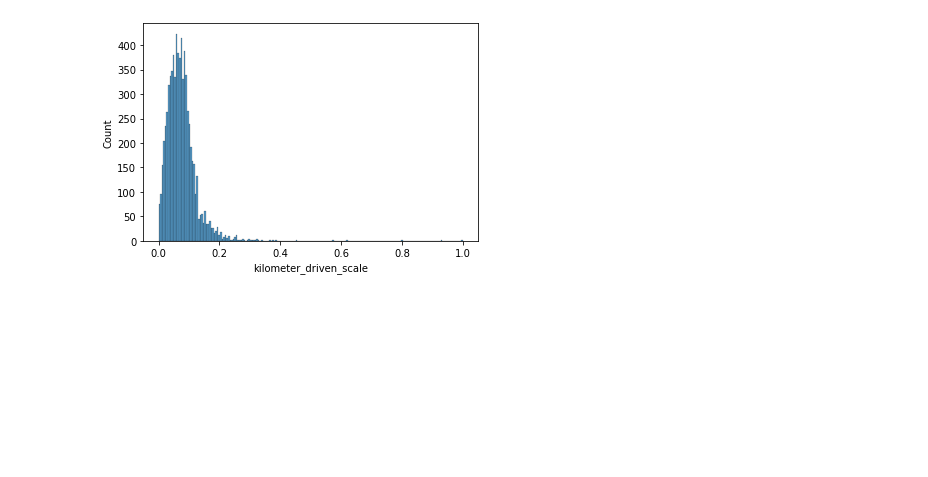
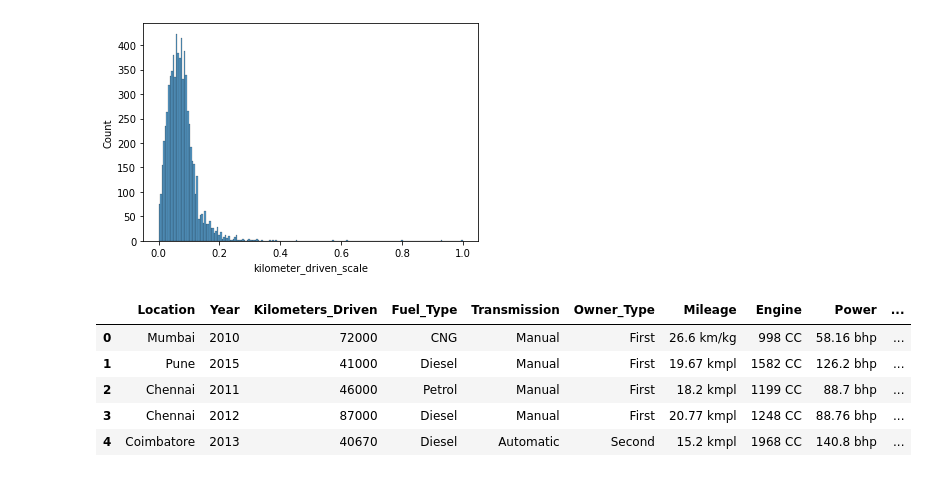
Before and after one commit to kwajpaige/UTAGL_SupervisedLearningLinear, a Jupyter notebook: PaigeSingleton_SupervisedLearningRegression_June2022.ipynb, the cells around one changed output. Saved outputs shown, nothing was run; the diff lists cells and outputs as text; code cells hidden in the pictures; blank space fills up the shorter version.

```diff
--- a/PaigeSingleton_SupervisedLearningRegression_June2022.ipynb
+++ b/PaigeSingleton_SupervisedLearningRegression_June2022.ipynb
@@ -478,0 +485,11 @@ sns.histplot(data=cars2, x='kilometer_driven_scale')
+# %%
+#Split Mileage into Mileage and Units
+cars2[['Mileage2','Units']] = cars2['Mileage'].str.split(' ',1,expand=True)
+cars2.head()
+# %% [output]
+|  | Location | Year | Kilometers_Driven | Fuel_Type | Transmission | Owner_Type | Mileage | Engine | Power | ... |
+| 0 | Mumbai | 2010 | 72000 | CNG | Manual | First | 26.6 km/kg | 998 CC | 58.16 bhp | ... |
+| 1 | Pune | 2015 | 41000 | Diesel | Manual | First | 19.67 kmpl | 1582 CC | 126.2 bhp | ... |
+| 2 | Chennai | 2011 | 46000 | Petrol | Manual | First | 18.2 kmpl | 1199 CC | 88.7 bhp | ... |
+| 3 | Chennai | 2012 | 87000 | Diesel | Manual | First | 20.77 kmpl | 1248 CC | 88.76 bhp | ... |
+| 4 | Coimbatore | 2013 | 40670 | Diesel | Automatic | Second | 15.2 kmpl | 1968 CC | 140.8 bhp | ... |
```
Also changed, not shown: parts of 18 cells of this notebook.
